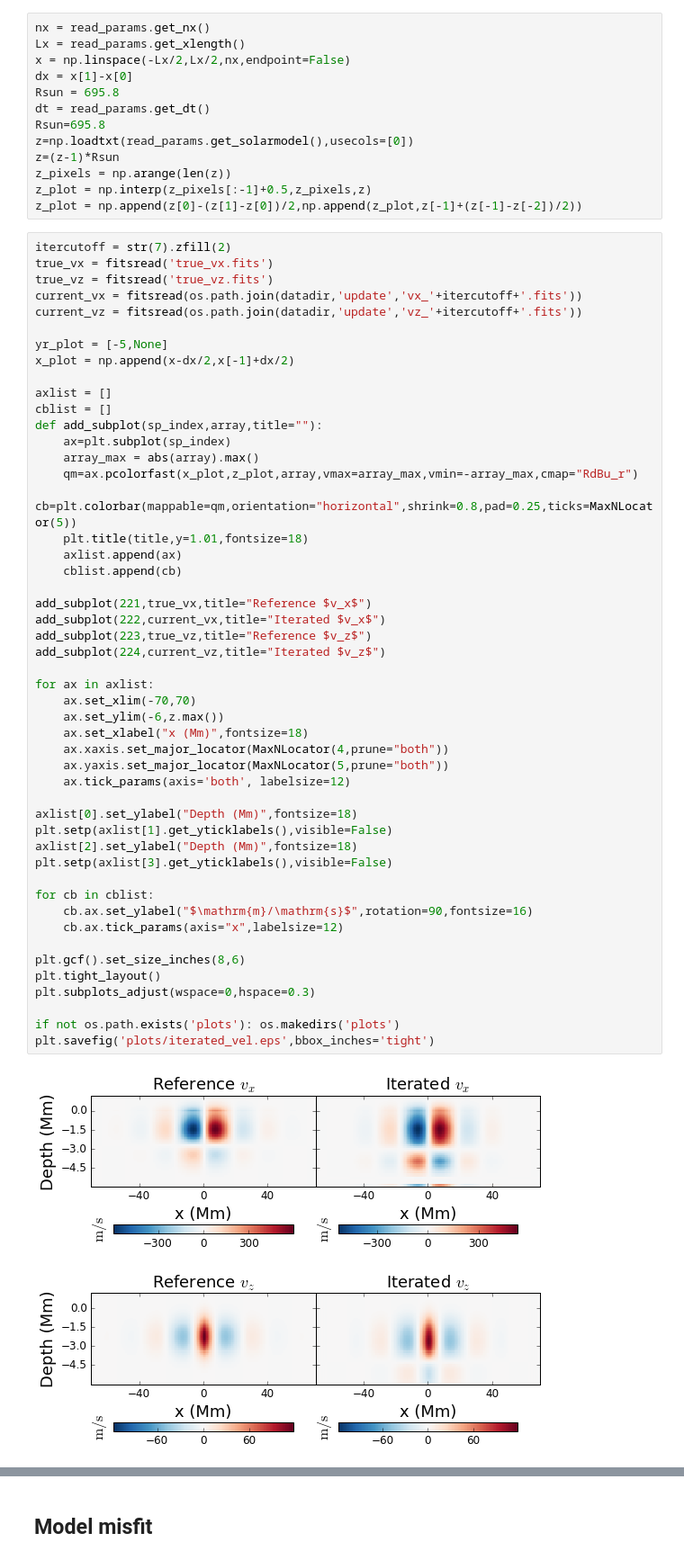
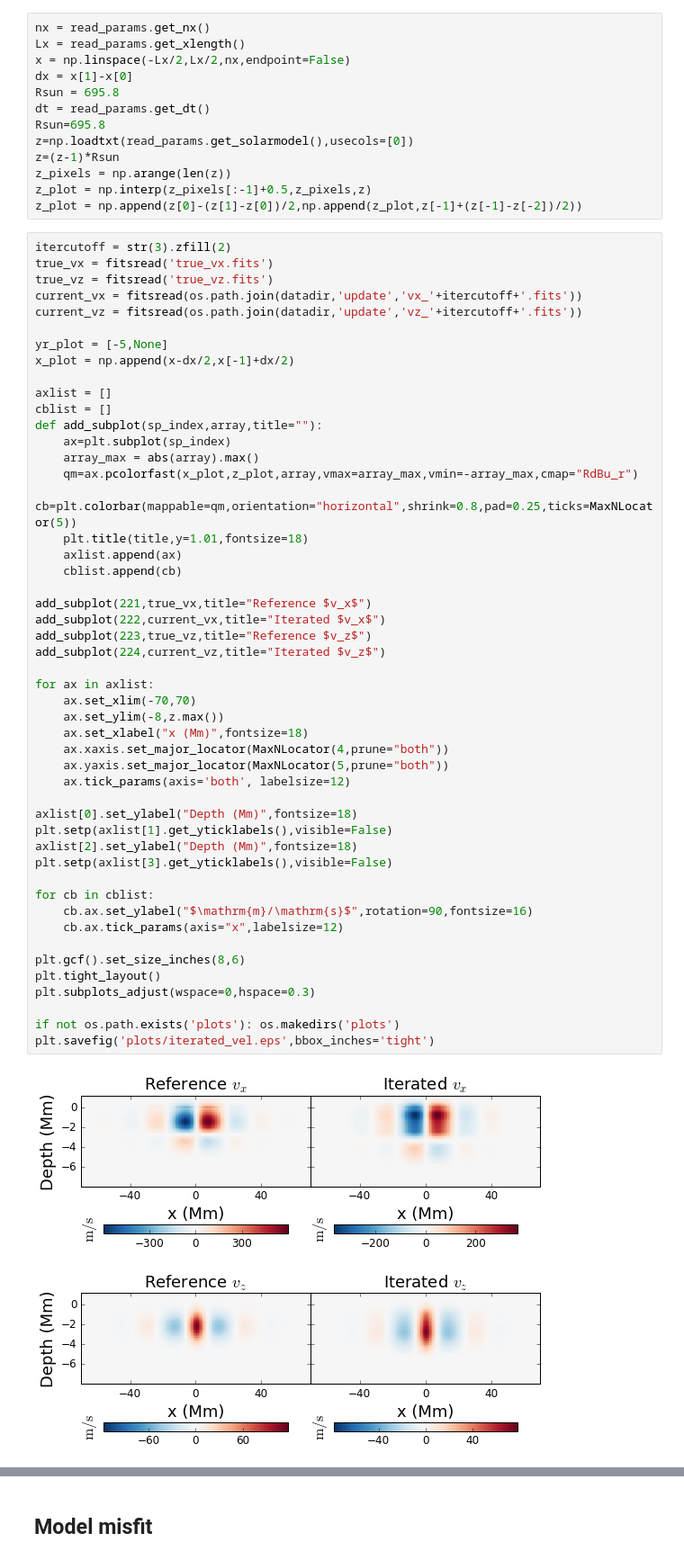
Before and after one commit to jishnub/sparc_flows, a Jupyter notebook: misfit.ipynb, the cells around one changed output, grey strips where cells are left out. Shown at 90% size. Saved outputs shown, nothing was run; the diff lists cells and outputs as text.

```diff
--- a/misfit.ipynb
+++ b/misfit.ipynb
@@ -36,7 +36,7 @@ z_pixels = np.arange(len(z))
 z_plot = np.interp(z_pixels[:-1]+0.5,z_pixels,z)
 z_plot = np.append(z[0]-(z[1]-z[0])/2,np.append(z_plot,z[-1]+(z[-1]-z[-2])/2))
 # %%
-itercutoff = str(7).zfill(2)
+itercutoff = str(3).zfill(2)
 true_vx = fitsread('true_vx.fits')
 true_vz = fitsread('true_vz.fits')
 current_vx = fitsread(os.path.join(datadir,'update','vx_'+itercutoff+'.fits'))
@@ -57,35 +57,35 @@ def add_subplot(sp_index,array,title=""):
     cblist.append(cb)
 
 add_subplot(221,true_vx,title="Reference $v_x$")
 add_subplot(222,current_vx,title="Iterated $v_x$")
 add_subplot(223,true_vz,title="Reference $v_z$")
 add_subplot(224,current_vz,title="Iterated $v_z$")
 
 for ax in axlist:
     ax.set_xlim(-70,70)
-    ax.set_ylim(-6,z.max())
+    ax.set_ylim(-8,z.max())
     ax.set_xlabel("x (Mm)",fontsize=18)
     ax.xaxis.set_major_locator(MaxNLocator(4,prune="both"))
     ax.yaxis.set_major_locator(MaxNLocator(5,prune="both"))
     ax.tick_params(axis='both', labelsize=12)
 
 axlist[0].set_ylabel("Depth (Mm)",fontsize=18)
 plt.setp(axlist[1].get_yticklabels(),visible=False)
 axlist[2].set_ylabel("Depth (Mm)",fontsize=18)
 plt.setp(axlist[3].get_yticklabels(),visible=False)
 
 for cb in cblist:
     cb.ax.set_ylabel("$\mathrm{m}/\mathrm{s}$",rotation=90,fontsize=16)
     cb.ax.tick_params(axis="x",labelsize=12)
 
 plt.gcf().set_size_inches(8,6)
 plt.tight_layout()
 plt.subplots_adjust(wspace=0,hspace=0.3)
 
 if not os.path.exists('plots'): os.makedirs('plots')
 plt.savefig('plots/iterated_vel.eps',bbox_inches='tight')
 # %% [output]
-[figure, old version]
+[figure, new version]
 # %%
 # rc('text', usetex=True)
 # rc('font',**{'family':'serif','serif':['Times']})
```
Also changed, not shown: parts of 1 cell of this notebook, 2 other files.
